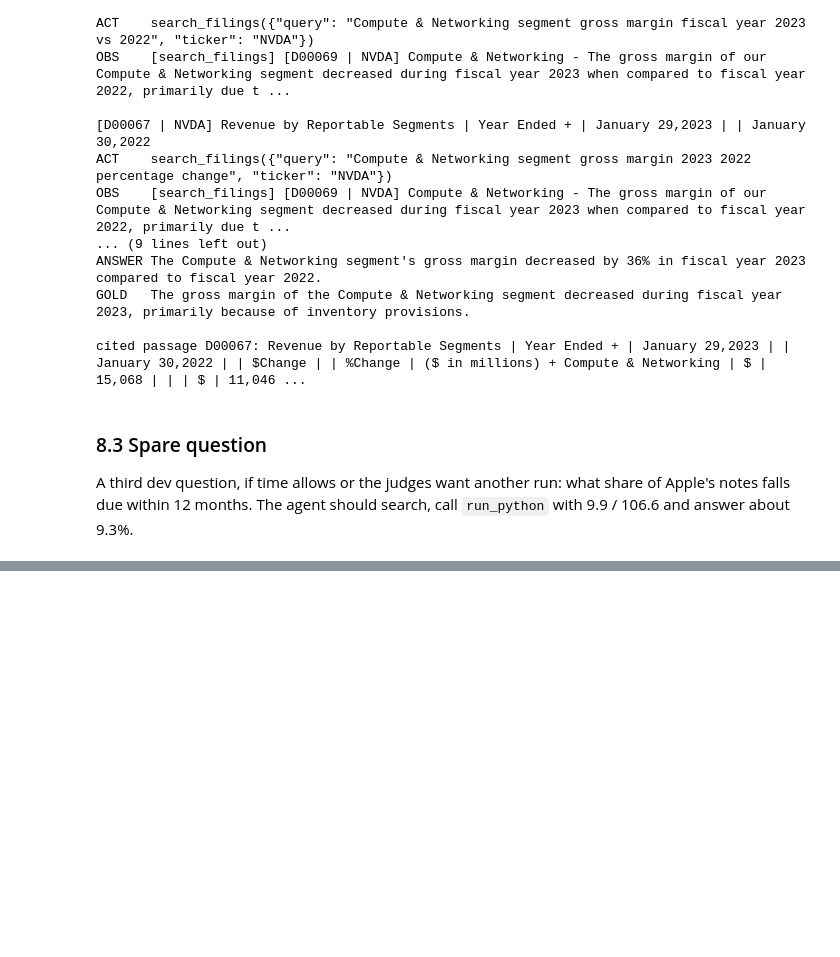
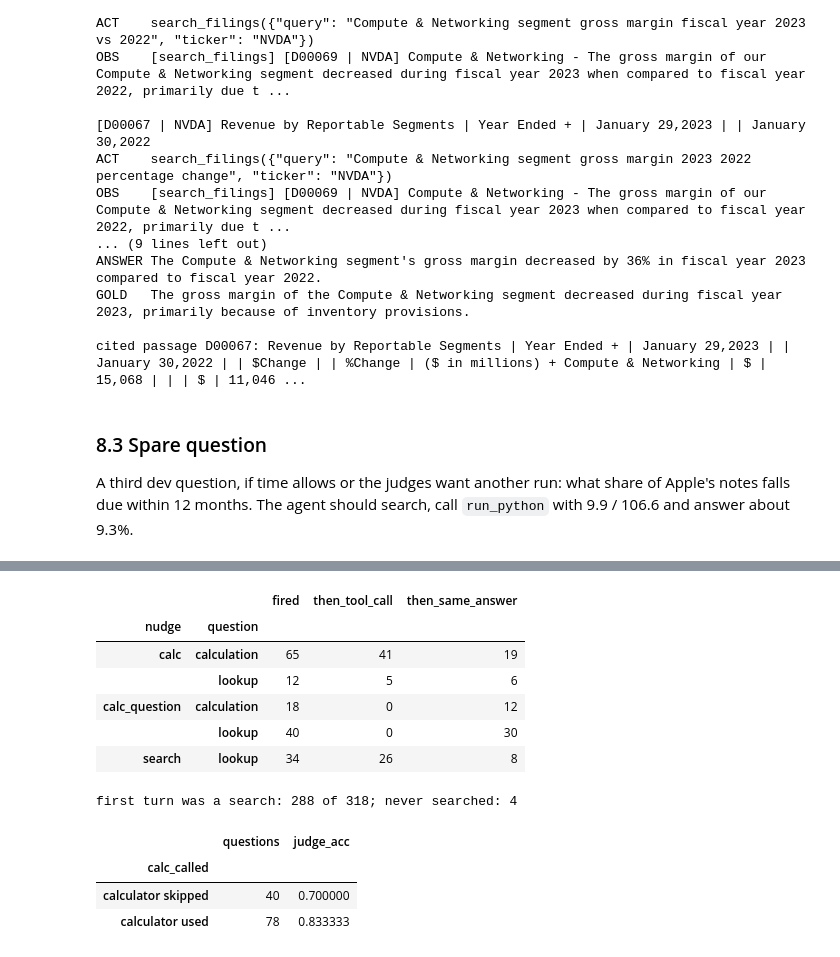
Before and after one commit to vyom-nikhra/p03_10k_analyst, a Jupyter notebook: P03_Financial_10K_Analyst.ipynb, the cells around one changed output, grey strips where cells are left out. Cells and saved outputs as stored; diff of their text form; code cells hidden in the pictures; blank space fills up the shorter version.

```diff
--- a/P03_Financial_10K_Analyst.ipynb
+++ b/P03_Financial_10K_Analyst.ipynb
@@ -1972,0 +1983,46 @@ cited passage D00157: As of September 30, 2023, the Company had outstanding fixe
+# %%
+NUDGE_KEYS = {"search_filings before": "search", "calculated figure": "calc_question", "not written in the retrieved": "calc"}
+
+
+def nudge_kind(text):
+    return next((kind for key, kind in NUDGE_KEYS.items() if key in text), None)
+
+
+def final_text(step):
+    return step["content"].split("Answer:")[-1].split("Source:")[0].strip()
+
+
+rows = []
+for r in s_res.itertuples():
+    for i, step in enumerate(r.trace):
+        kind = nudge_kind(step["content"]) if step["role"] == "HumanMessage" and i else None
+        if not kind:
+            continue
+        before = next((t for t in reversed(r.trace[:i]) if t["role"] == "AIMessage" and not t["tool_calls"]), None)
+        after = next((t for t in r.trace[i + 1:] if t["role"] == "AIMessage"), None)
+        rows.append({"nudge": kind, "question": "calculation" if r.qtype in CALC_TYPES else "lookup",
+                     "tool called": bool(after and after["tool_calls"]),
+                     "same answer": bool(after and before and not after["tool_calls"] and final_text(after) == final_text(before))})
+nudge_log = pd.DataFrame(rows)
+display(nudge_log.groupby(["nudge", "question"]).agg(fired=("nudge", "size"), then_tool_call=("tool called", "sum"),
+                                                     then_same_answer=("same answer", "sum")))
+
+first_search = s_res.trace.map(lambda t: bool(next(s for s in t if s["role"] == "AIMessage")["tool_calls"]))
+print(f"first turn was a search: {int(first_search.sum())} of {len(s_res)}; "
+      f"never searched: {int((s_res.retrieved_docs.str.len() == 0).sum())}")
+calc_s = s_res[s_res.qtype.isin(CALC_TYPES)]
+display(calc_s.groupby("calc_called").agg(questions=("qid", "size"), judge_acc=("judge_ok", lambda s: s.astype(float).mean()))
+        .rename(index={True: "calculator used", False: "calculator skipped"}))
+# %% [output]
+|  |  | fired | then_tool_call | then_same_answer |
+| nudge | question |  |  |  |
+| calc | calculation | 65 | 41 | 19 |
+|  | lookup | 12 | 5 | 6 |
+| calc_question | calculation | 18 | 0 | 12 |
+|  | lookup | 40 | 0 | 30 |
+| search | lookup | 34 | 26 | 8 |
+first turn was a search: 288 of 318; never searched: 4
+|  | questions | judge_acc |
+| calc_called |  |  |
+| calculator skipped | 40 | 0.700000 |
+| calculator used | 78 | 0.833333 |
```
Also changed, not shown: parts of 16 cells of this notebook, 3 other files.
